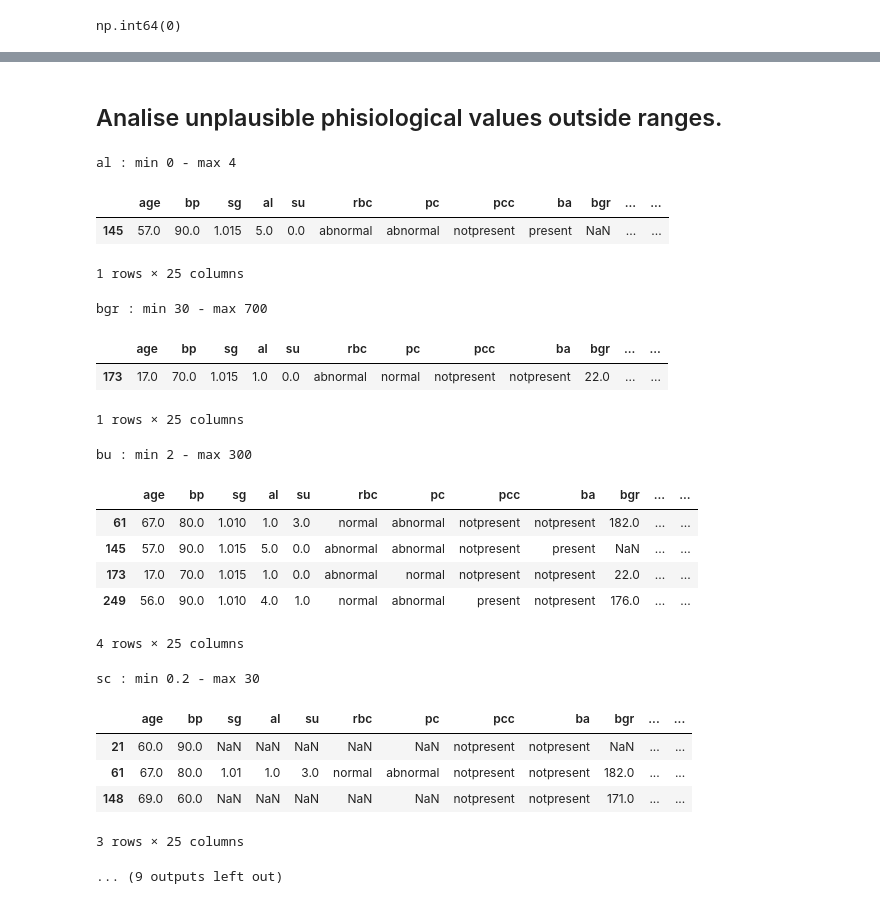
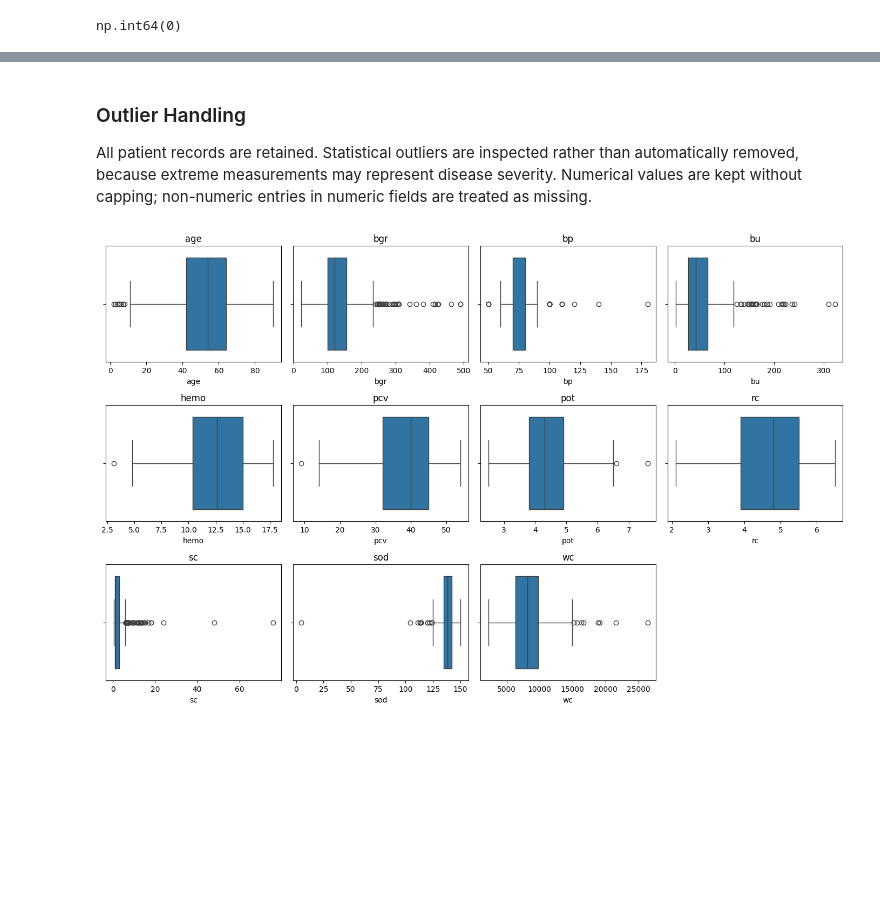
Before and after one commit to mafaldamsmartinho/chronic-kidney-disease-classifier, a Jupyter notebook: notebooks/experimentation.ipynb, the cells around one changed output, grey strips where cells are left out. Cells and saved outputs as stored; diff of their text form; code cells hidden in the pictures; blank space fills up the shorter version.

```diff
--- a/notebooks/experimentation.ipynb
+++ b/notebooks/experimentation.ipynb
@@ -155,3 +149,4 @@ np.int64(0)
 # %%
-num_cols = X.select_dtypes(include=["int64", "float64"]).columns
-cat_cols = X.select_dtypes(include=["object"]).columns
+discrete_cols = ["sg", "al", "su"]
+num_cols = X.select_dtypes(include="number").columns.difference(discrete_cols).tolist()
+cat_cols = X.select_dtypes(include="object").columns.tolist()
@@ -195,49 +177,20 @@ visualize_outliers(df, target_c="classification")
 # %% [markdown]
-## Analise unplausible phisiological values outside ranges.
+### Outlier Handling
+
+All patient records are retained. Statistical outliers are inspected rather than automatically removed, because extreme measurements may represent disease severity. Numerical values are kept without capping; non-numeric entries in numeric fields are treated as missing.
-# %%
-plausible_ranges = {
-    "age": (1, 100),
-    "bp": (40, 250),
-    "sg": (1.005, 1.025),
-    "al": (0, 4),
-    "su": (0, 5),
-    "bgr": (30, 700),
-    "bu": (2, 300),
-    "sc": (0.2, 30),
-    "sod": (100, 180),
-    "pot": (2, 10),
-    "hemo": (3, 22),
-    "pcv": (10, 65),
-    "wc": (1000, 50000),
-    "rc": (1, 8)
-}
-
-for column, (min_val, max_val) in plausible_ranges.items():
-    rows_outside_ranges = df[(df[column] < min_val) | (df[column] > max_val)]
-    if not rows_outside_ranges.empty:
-        print(f'{column} : min {min_val} - max {max_val}')
-        display(rows_outside_ranges)
-# %% [output]
-al : min 0 - max 4
-|  | age | bp | sg | al | su | rbc | pc | pcc | ba | bgr | ... | ... |
-| 145 | 57.0 | 90.0 | 1.015 | 5.0 | 0.0 | abnormal | abnormal | notpresent | present | NaN | ... | ... |
-1 rows × 25 columns
-bgr : min 30 - max 700
-|  | age | bp | sg | al | su | rbc | pc | pcc | ba | bgr | ... | ... |
-| 173 | 17.0 | 70.0 | 1.015 | 1.0 | 0.0 | abnormal | normal | notpresent | notpresent | 22.0 | ... | ... |
-1 rows × 25 columns
-bu : min 2 - max 300
-|  | age | bp | sg | al | su | rbc | pc | pcc | ba | bgr | ... | ... |
-| 61 | 67.0 | 80.0 | 1.010 | 1.0 | 3.0 | normal | abnormal | notpresent | notpresent | 182.0 | ... | ... |
-| 145 | 57.0 | 90.0 | 1.015 | 5.0 | 0.0 | abnormal | abnormal | notpresent | present | NaN | ... | ... |
-| 173 | 17.0 | 70.0 | 1.015 | 1.0 | 0.0 | abnormal | normal | notpresent | notpresent | 22.0 | ... | ... |
-| 249 | 56.0 | 90.0 | 1.010 | 4.0 | 1.0 | normal | abnormal | present | notpresent | 176.0 | ... | ... |
-4 rows × 25 columns
-sc : min 0.2 - max 30
-|  | age | bp | sg | al | su | rbc | pc | pcc | ba | bgr | ... | ... |
-| 21 | 60.0 | 90.0 | NaN | NaN | NaN | NaN | NaN | notpresent | notpresent | NaN | ... | ... |
-| 61 | 67.0 | 80.0 | 1.01 | 1.0 | 3.0 | normal | abnormal | notpresent | notpresent | 182.0 | ... | ... |
-| 148 | 69.0 | 60.0 | NaN | NaN | NaN | NaN | NaN | notpresent | notpresent | 171.0 | ... | ... |
-3 rows × 25 columns
-... (9 outputs left out)
+# %%
+def visualize_outliers(data):
+    """Inspect continuous predictors without changing observations."""
+    fig, axes = plt.subplots(3, 4, figsize=(14, 9))
+    for column, ax in zip(num_cols, axes.flat):
+        sns.boxplot(x=data[column], ax=ax)
+        ax.set_title(column)
+    for ax in axes.flat[len(num_cols):]:
+        ax.set_visible(False)
+    plt.tight_layout()
+    plt.show()
+
+visualize_outliers(X_train)
+# %% [output]
+[figure, new version]
 # %%
```
Also changed, not shown: parts of 54 cells of this notebook, 11 other files.
